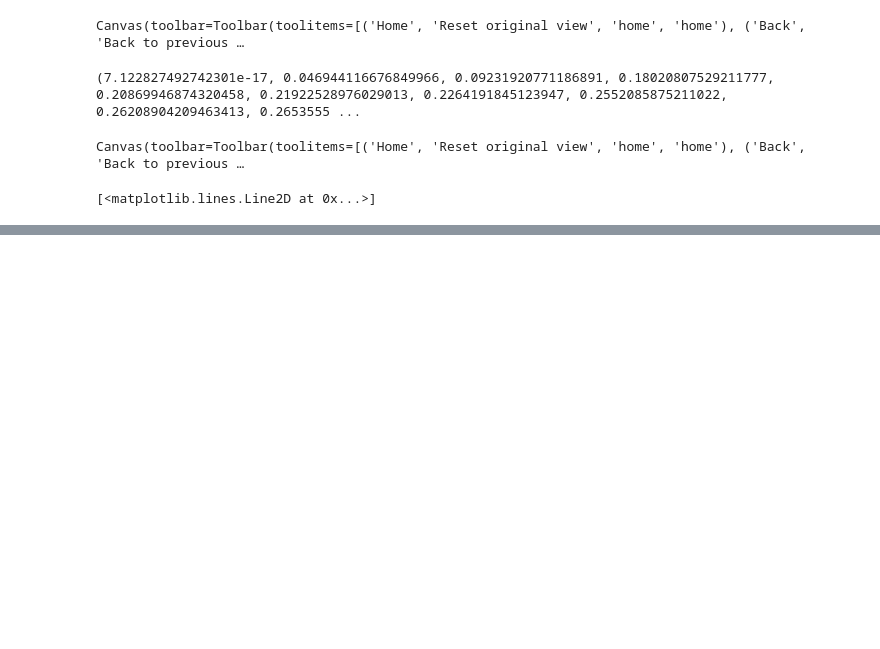
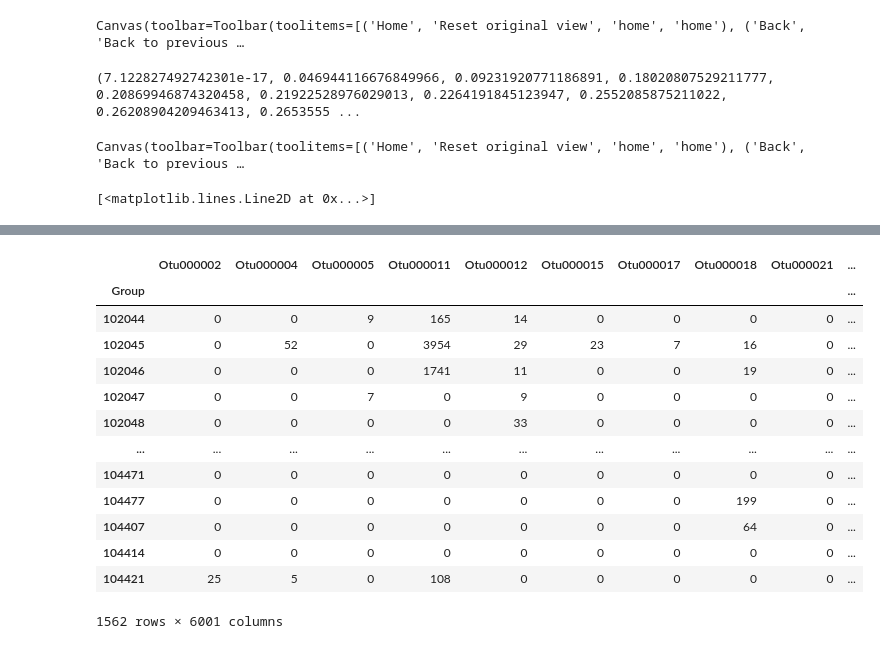
Before and after one commit to Zaijab/C-Maiki, a Jupyter notebook: amandin/microbiome/live_analysis.ipynb, the cells around one changed output, grey strips where cells are left out. Cells and saved outputs as stored; diff of their text form; code cells hidden in the pictures; blank space fills up the shorter version.

```diff
--- a/amandin/microbiome/live_analysis.ipynb
+++ b/amandin/microbiome/live_analysis.ipynb
@@ -313,0 +639,17 @@ Canvas(toolbar=Toolbar(toolitems=[('Home', 'Reset original view', 'home', 'home'
+# %%
+abundance_table
+# %% [output]
+|  | Otu000002 | Otu000004 | Otu000005 | Otu000011 | Otu000012 | Otu000015 | Otu000017 | Otu000018 | Otu000021 | ... |
+| Group |  |  |  |  |  |  |  |  |  | ... |
+| 102044 | 0 | 0 | 9 | 165 | 14 | 0 | 0 | 0 | 0 | ... |
+| 102045 | 0 | 52 | 0 | 3954 | 29 | 23 | 7 | 16 | 0 | ... |
+| 102046 | 0 | 0 | 0 | 1741 | 11 | 0 | 0 | 19 | 0 | ... |
+| 102047 | 0 | 0 | 7 | 0 | 9 | 0 | 0 | 0 | 0 | ... |
+| 102048 | 0 | 0 | 0 | 0 | 33 | 0 | 0 | 0 | 0 | ... |
+| ... | ... | ... | ... | ... | ... | ... | ... | ... | ... | ... |
+| 104471 | 0 | 0 | 0 | 0 | 0 | 0 | 0 | 0 | 0 | ... |
+| 104477 | 0 | 0 | 0 | 0 | 0 | 0 | 0 | 199 | 0 | ... |
+| 104407 | 0 | 0 | 0 | 0 | 0 | 0 | 0 | 64 | 0 | ... |
+| 104414 | 0 | 0 | 0 | 0 | 0 | 0 | 0 | 0 | 0 | ... |
+| 104421 | 25 | 5 | 0 | 108 | 0 | 0 | 0 | 0 | 0 | ... |
+1562 rows × 6001 columns
```
Also changed, not shown: parts of 21 cells of this notebook, 27 other files.
